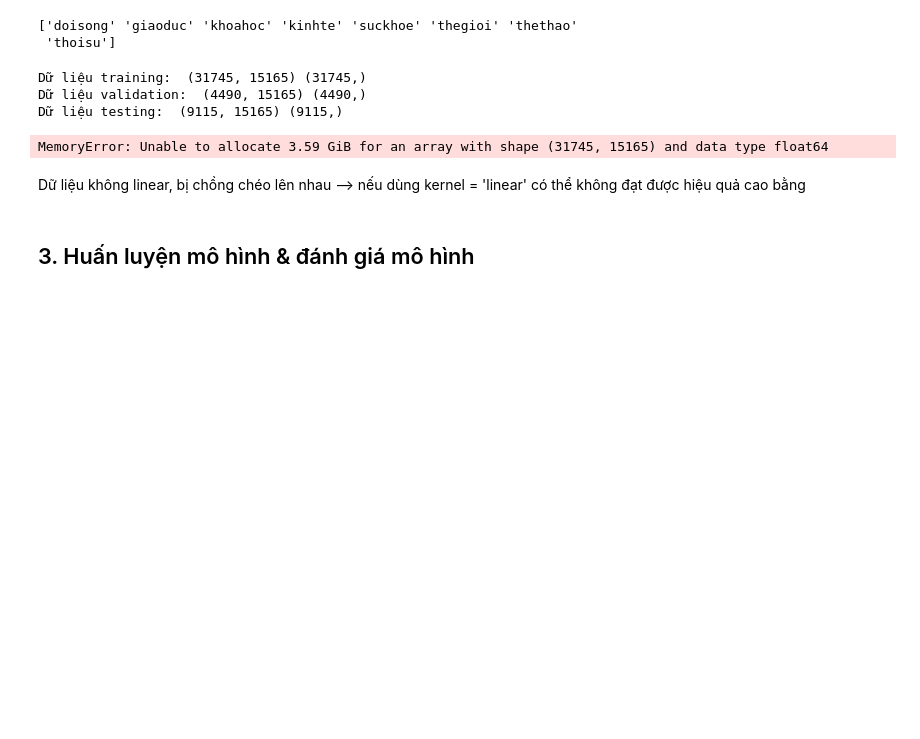
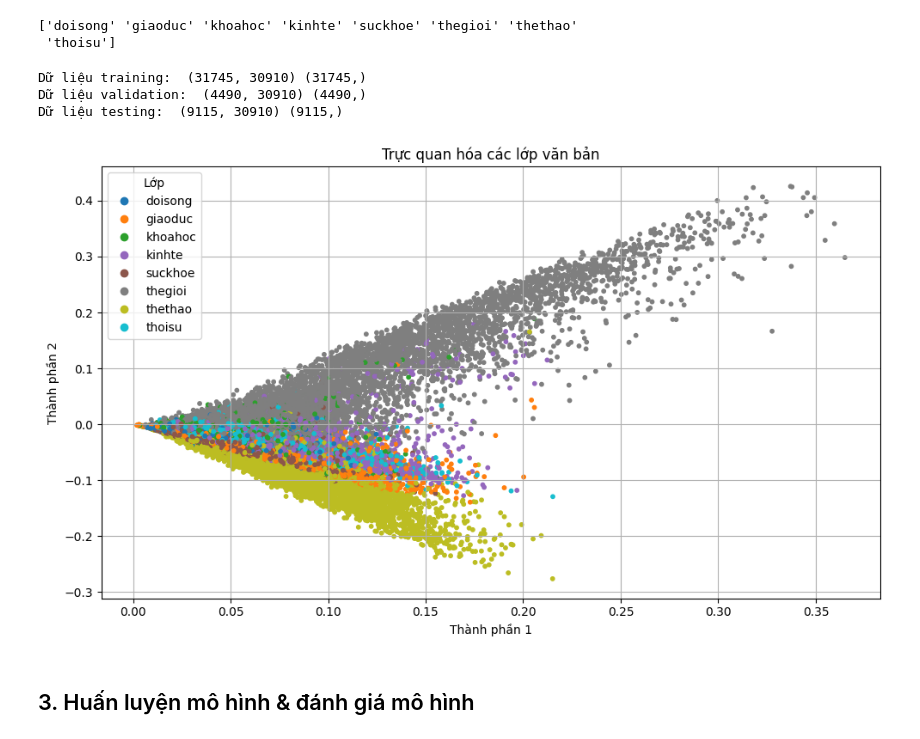
Before and after one commit to kwspringkle/nhapmonAI, a Jupyter notebook: nhapmonai.ipynb, the cells around one changed output. Saved outputs shown, nothing was run; the diff lists cells and outputs as text; code cells hidden in the pictures; blank space fills up the shorter version.

```diff
--- a/nhapmonai.ipynb
+++ b/nhapmonai.ipynb
@@ -72,12 +73,12 @@ print(tokens)
 with open('vietnamese_stopwords.txt', 'r', encoding='utf-8') as f:
     stopwords = list(line.strip() for line in f)
 
-def remove_stopwords(text):
+def preprocess(text):
     tokens = ViTokenizer.tokenize(text).split()
     filtered_tokens = [t for t in tokens if t not in stopwords]
     return ' '.join(filtered_tokens)
 
-txt = remove_stopwords(train_df['văn bản'][0])
+txt = preprocess(train_df['văn bản'][0])
 print(txt)
 # %% [output]
 Ba_Lan sa_thải HLV Santos sáu trận . Liên_đoàn Bóng_đá Ba_Lan quyết_định chia_tay HLV Fernando_Santos , Bồ_Đào_Nha chức vô_địch Euro 2016 .
@@ -87,0 +91,4 @@ Danh sách 10 từ dừng đầu tiên (từ không mang ý nghĩa phân loại)
+# %%
+train_df['processed'] = train_df['văn bản'].apply(preprocess)
+val_df['processed'] = val_df['văn bản'].apply(preprocess)
+test_df['processed'] = test_df['văn bản'].apply(preprocess)
@@ -88,10 +103,10 @@ Danh sách 10 từ dừng đầu tiên (từ không mang ý nghĩa phân loại)
 # %% [markdown]
 Chuyển dữ liệu từ dạng văn bản về dạng số để xử lý
 # %%
-vectorizer = TfidfVectorizer(stop_words=stopwords)
-X_train = vectorizer.fit_transform(train_df['văn bản'])
-X_val = vectorizer.transform(val_df['văn bản'])
-X_test = vectorizer.transform(test_df['văn bản'])
+vectorizer = TfidfVectorizer()
+X_train = vectorizer.fit_transform(train_df['processed'])
+X_val = vectorizer.transform(val_df['processed'])
+X_test = vectorizer.transform(test_df['processed'])
 # %%
 le = LabelEncoder()
 y_train = le.fit_transform(train_df['lớp'])
@@ -107,33 +123,32 @@ print("Dữ liệu training: ", X_train.shape, y_train.shape)
 print("Dữ liệu validation: ", X_val.shape, y_val.shape)
 print("Dữ liệu testing: ", X_test.shape, y_test.shape)
 # %% [output]
-Dữ liệu training:  (31745, 15165) (31745,)
-Dữ liệu validation:  (4490, 15165) (4490,)
-Dữ liệu testing:  (9115, 15165) (9115,)
+Dữ liệu training:  (31745, 30910) (31745,)
+Dữ liệu validation:  (4490, 30910) (4490,)
+Dữ liệu testing:  (9115, 30910) (9115,)
-# %%
-from sklearn.decomposition import PCA
-
-# Giảm chiều TF-IDF về 2D
-pca = PCA(n_components=2)
-X_2d = pca.fit_transform(X_train.toarray())
-
-# Vẽ biểu đồ
-plt.figure(figsize=(10, 6))
-scatter = plt.scatter(X_2d[:, 0], X_2d[:, 1], c=y_train, cmap='tab10', alpha=0.5)
-handles, indices = scatter.legend_elements()
-labels = le.classes_
-
-plt.legend(handles, labels, title="Lớp")
-plt.title("PCA Visualization của X_train")
-plt.xlabel("PC1")
-plt.ylabel("PC2")
-plt.grid(True)
-plt.tight_layout()
-plt.show()
-# %% [output]
-MemoryError: Unable to allocate 3.59 GiB for an array with shape (31745, 15165) and data type float64
-# %% [markdown]
-Dữ liệu không linear, bị chồng chéo lên nhau --> nếu dùng kernel = 'linear' có thể không đạt được hiệu quả cao bằng
+# %%
+from sklearn.decomposition import TruncatedSVD
+import re
+
+svd = TruncatedSVD(n_components=3, random_state=42)
+X_svd = svd.fit_transform(X_train)
+
+plt.figure(figsize=(10, 6))
+scatter = plt.scatter(X_svd[:, 0], X_svd[:, 1], c=y_train, cmap='tab10', s=10)
+
+handles, indices = scatter.legend_elements()
+
+legend_labels = [labels[int(re.sub(r"[^\d]", "", i))] for i in indices]
+plt.legend(handles, legend_labels, title="Lớp")
+
+plt.title("Trực quan hóa các lớp văn bản")
+plt.xlabel("Thành phần 1")
+plt.ylabel("Thành phần 2")
+plt.grid(True)
+plt.tight_layout()
+plt.show()
+# %% [output]
+[figure, added]
 # %% [markdown]
 ## 3. Huấn luyện mô hình & đánh giá mô hình
 # %% [markdown]
```
Also changed, not shown: parts of 24 cells of this notebook.
